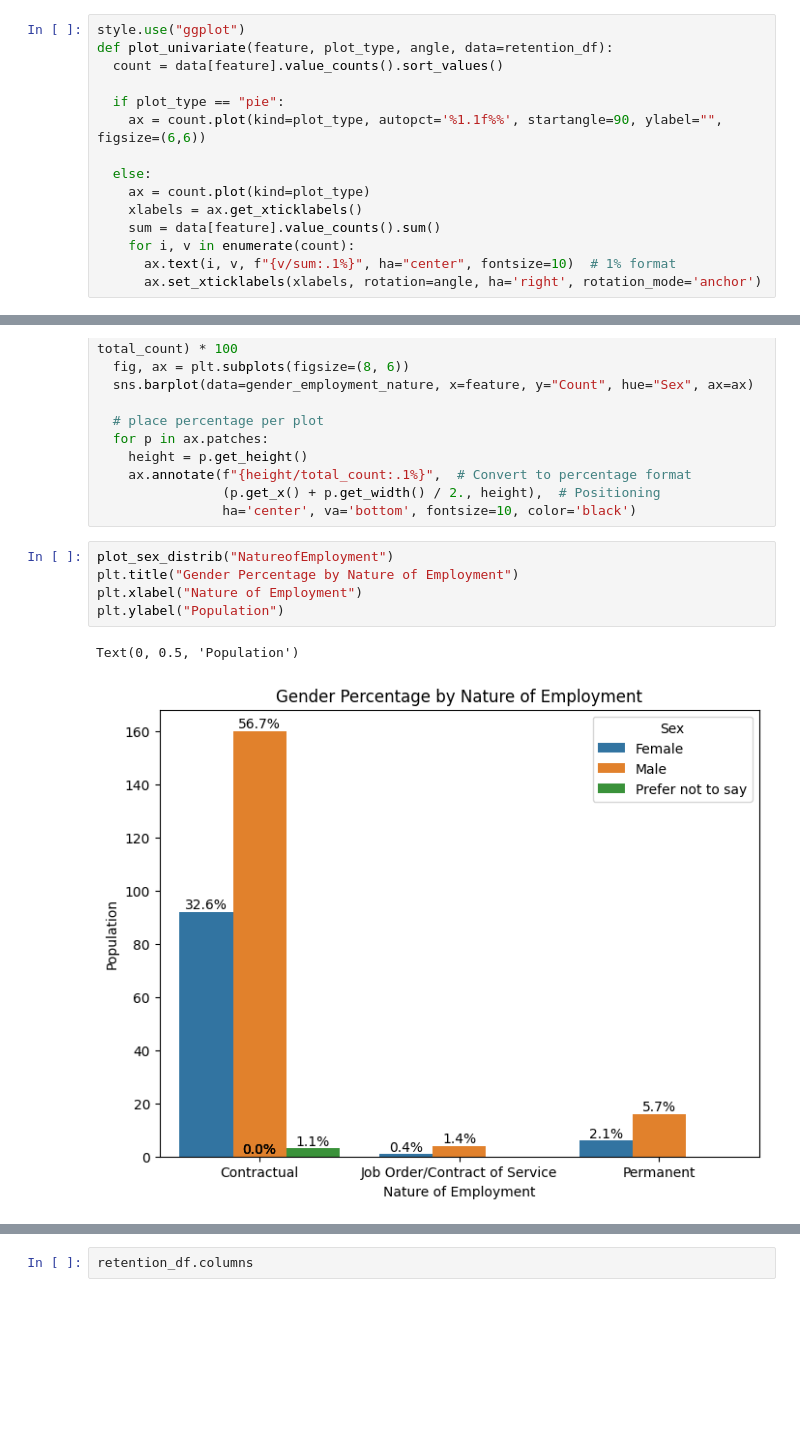
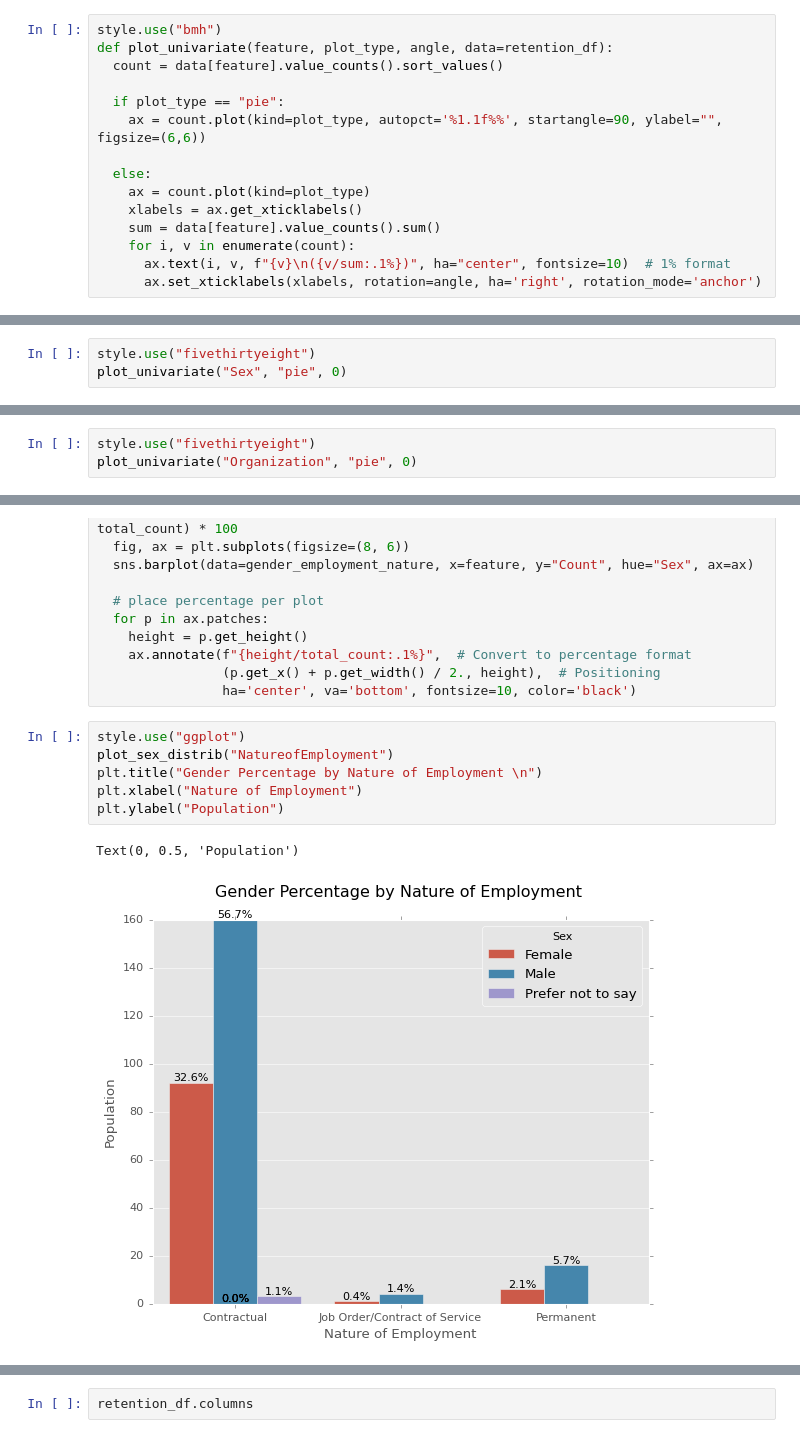
Before and after one commit to pjcroxas/Talent-Retention-in-Railway-Workforce, a Jupyter notebook: Comprehensive_Data_Analysis_Railway_Workforce_Retention.ipynb, the cells around one changed output, grey strips where cells are left out. Saved outputs shown, nothing was run; the diff lists cells and outputs as text; blank space fills up the shorter version.

```diff
--- a/Comprehensive_Data_Analysis_Railway_Workforce_Retention.ipynb
+++ b/Comprehensive_Data_Analysis_Railway_Workforce_Retention.ipynb
@@ -48,7 +48,7 @@ Index(['Age', 'Sex', 'HighestEducationalAttainment', 'YearsofService',
        'ITL2', 'ITS5', 'ITS6', 'ITL3'],
       dtype='object')
 # %%
-style.use("ggplot")
+style.use("bmh")
 def plot_univariate(feature, plot_type, angle, data=retention_df):
   count = data[feature].value_counts().sort_values()
 
@@ -60,7 +60,7 @@ def plot_univariate(feature, plot_type, angle, data=retention_df):
     xlabels = ax.get_xticklabels()
     sum = data[feature].value_counts().sum()
     for i, v in enumerate(count):
-      ax.text(i, v, f"{v/sum:.1%}", ha="center", fontsize=10)  # 1% format
+      ax.text(i, v, f"{v}\n({v/sum:.1%})", ha="center", fontsize=10)  # 1% format
       ax.set_xticklabels(xlabels, rotation=angle, ha='right', rotation_mode='anchor')
 # %%
 plot_univariate("Age", "bar", 0)
@@ -76,0 +73,3 @@ plot_univariate("Sex", "pie")
+# %%
+style.use("fivethirtyeight")
+plot_univariate("Sex", "pie", 0)
@@ -105,0 +99,3 @@ plot_univariate("NatureofEmployment", "bar", angle=0)
+# %%
+style.use("fivethirtyeight")
+plot_univariate("Organization", "pie", 0)
@@ -133,13 +140,14 @@ def plot_sex_distrib(feature, data=retention_df):
                 (p.get_x() + p.get_width() / 2., height),  # Positioning
                 ha='center', va='bottom', fontsize=10, color='black')
 # %%
+style.use("ggplot")
 plot_sex_distrib("NatureofEmployment")
-plt.title("Gender Percentage by Nature of Employment")
+plt.title("Gender Percentage by Nature of Employment \n")
 plt.xlabel("Nature of Employment")
 plt.ylabel("Population")
 # %% [output]
 Text(0, 0.5, 'Population')
-[figure, old version]
+[figure, new version]
 # %%
 plot_sex_distrib("YearsofService")
 plt.legend(loc='upper left', bbox_to_anchor=(1, 1))
```
Also changed, not shown: parts of 20 cells of this notebook.
